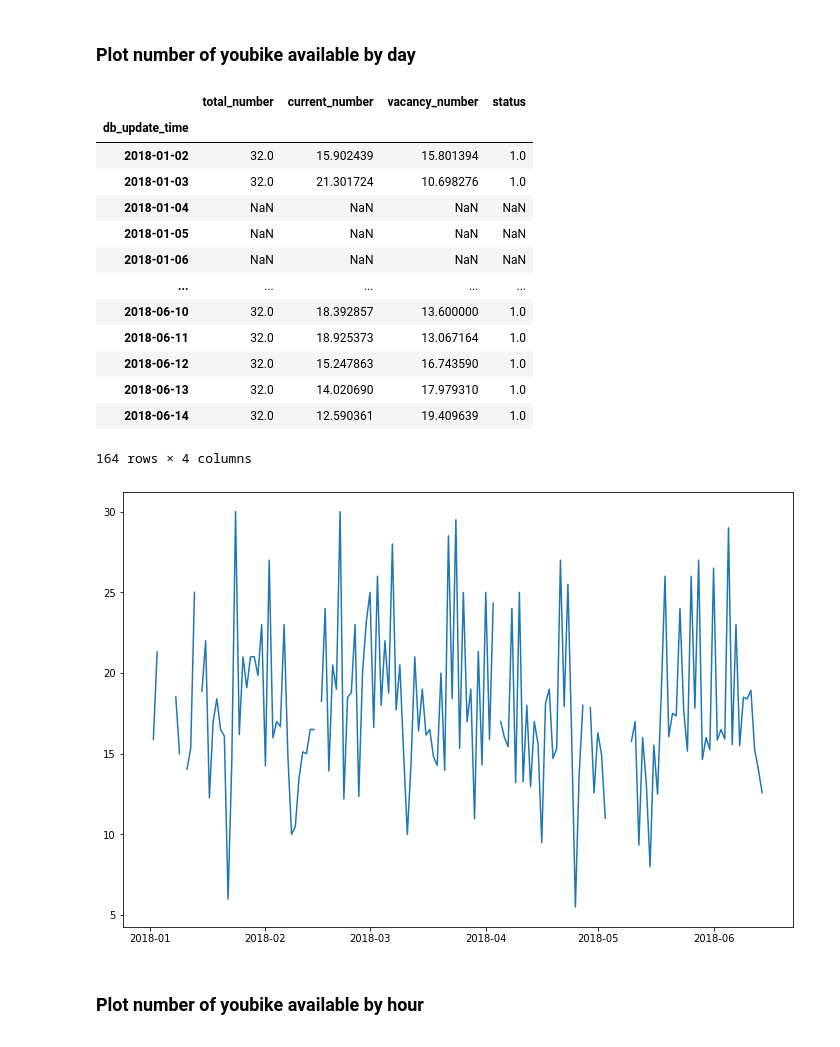
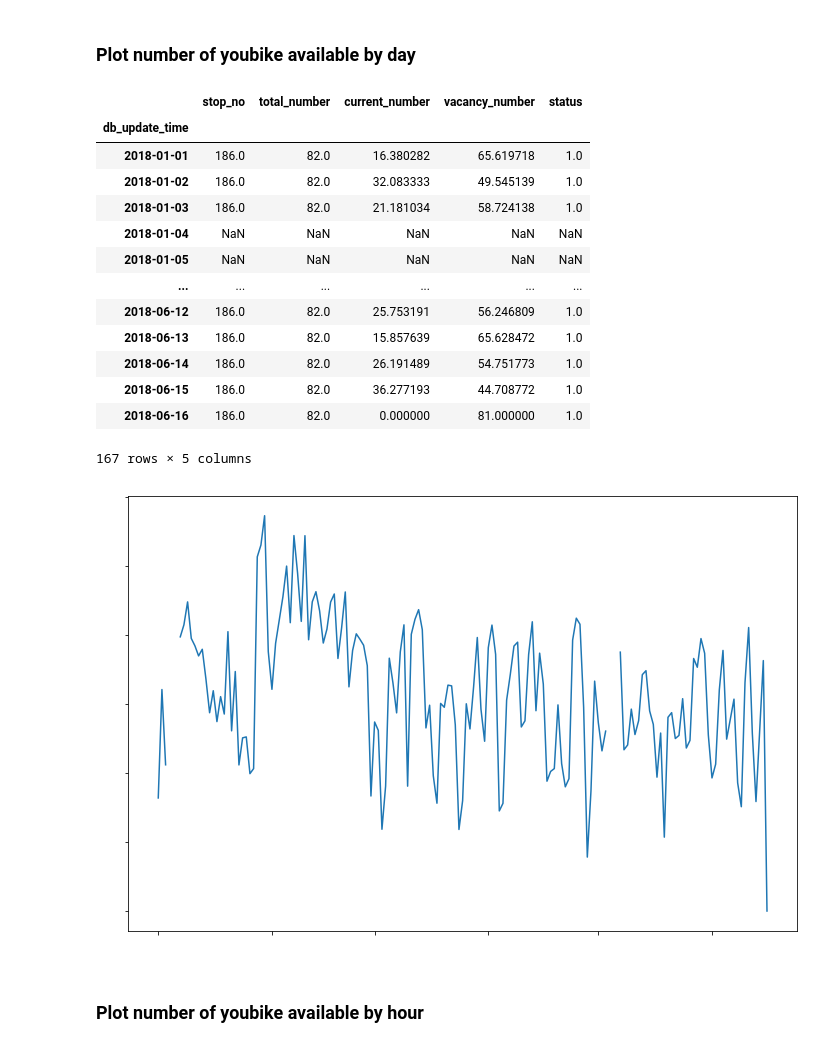
Before and after one commit to cyyeh/ds-portfolios, a Jupyter notebook: projects/youbike/notebooks/1.0-youbike-history-data-eda.ipynb, the cells around one changed output. Drawn from its saved outputs; the diff is of its cells as text; code cells hidden in the pictures.

```diff
--- a/projects/youbike/notebooks/1.0-youbike-history-data-eda.ipynb
+++ b/projects/youbike/notebooks/1.0-youbike-history-data-eda.ipynb
@@ -135,3 +112,5 @@ def get_youbike_history_data(to_dataframe=True, stop_no_subset=None):
+# %%
+df = get_youbike_history_data(stop_no=186) #台北市立大學
 # %% [markdown]
 ## EDA
 # %%
@@ -139,2 +125,0 @@ df.head()
-# %%
-df = get_youbike_history_data(stop_no_subset=['0304'])
@@ -246,31 +172,33 @@ To register the converters:
 # %% [markdown]
 ### Plot number of youbike available by day
 # %%
-df_D = df_by_time.resample('D').mean().compute()
+df_D = df.resample('D').mean()
 df_D
 # %% [output]
-|  | total_number | current_number | vacancy_number | status |
-| db_update_time |  |  |  |  |
-| 2018-01-02 | 32.0 | 15.902439 | 15.801394 | 1.0 |
-| 2018-01-03 | 32.0 | 21.301724 | 10.698276 | 1.0 |
-| 2018-01-04 | NaN | NaN | NaN | NaN |
-| 2018-01-05 | NaN | NaN | NaN | NaN |
-| 2018-01-06 | NaN | NaN | NaN | NaN |
-| ... | ... | ... | ... | ... |
-| 2018-06-10 | 32.0 | 18.392857 | 13.600000 | 1.0 |
-| 2018-06-11 | 32.0 | 18.925373 | 13.067164 | 1.0 |
-| 2018-06-12 | 32.0 | 15.247863 | 16.743590 | 1.0 |
-| 2018-06-13 | 32.0 | 14.020690 | 17.979310 | 1.0 |
-| 2018-06-14 | 32.0 | 12.590361 | 19.409639 | 1.0 |
+|  | stop_no | total_number | current_number | vacancy_number | status |
+| db_update_time |  |  |  |  |  |
+| 2018-01-01 | 186.0 | 82.0 | 16.380282 | 65.619718 | 1.0 |
+| 2018-01-02 | 186.0 | 82.0 | 32.083333 | 49.545139 | 1.0 |
+| 2018-01-03 | 186.0 | 82.0 | 21.181034 | 58.724138 | 1.0 |
+| 2018-01-04 | NaN | NaN | NaN | NaN | NaN |
+| 2018-01-05 | NaN | NaN | NaN | NaN | NaN |
+| ... | ... | ... | ... | ... | ... |
+| 2018-06-12 | 186.0 | 82.0 | 25.753191 | 56.246809 | 1.0 |
+| 2018-06-13 | 186.0 | 82.0 | 15.857639 | 65.628472 | 1.0 |
+| 2018-06-14 | 186.0 | 82.0 | 26.191489 | 54.751773 | 1.0 |
+| 2018-06-15 | 186.0 | 82.0 | 36.277193 | 44.708772 | 1.0 |
+| 2018-06-16 | 186.0 | 82.0 | 0.000000 | 81.000000 | 1.0 |
-164 rows × 4 columns
+167 rows × 5 columns
 # %%
 x = df_D.index
 y = df_D.current_number
 # %%
-plt.figure(figsize=(12, 8));
+plt.figure(figsize=(12, 8))
+plt.xticks(color='white', fontsize=14)
+plt.yticks(color='white', fontsize=14)
 plt.plot(x, y);
 # %% [output]
-[figure, old version]
+[figure, new version]
 # %% [markdown]
 ### Plot number of youbike available by hour
 # %%
```
Also changed, not shown: parts of 27 cells of this notebook.
